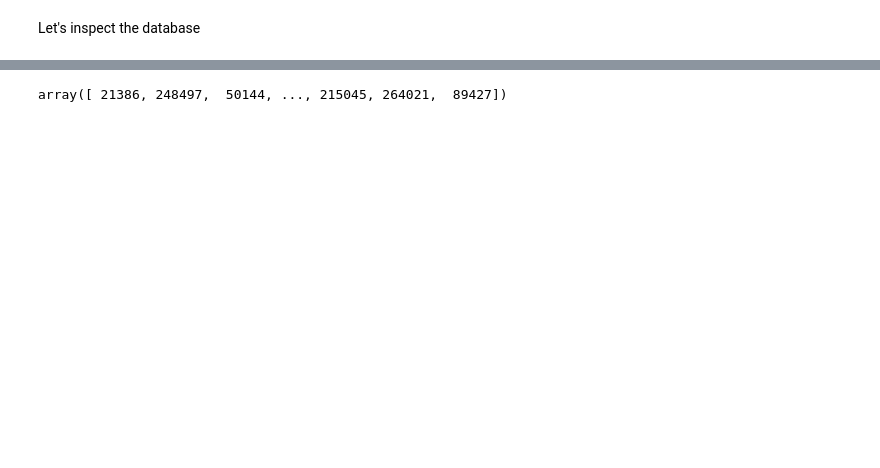
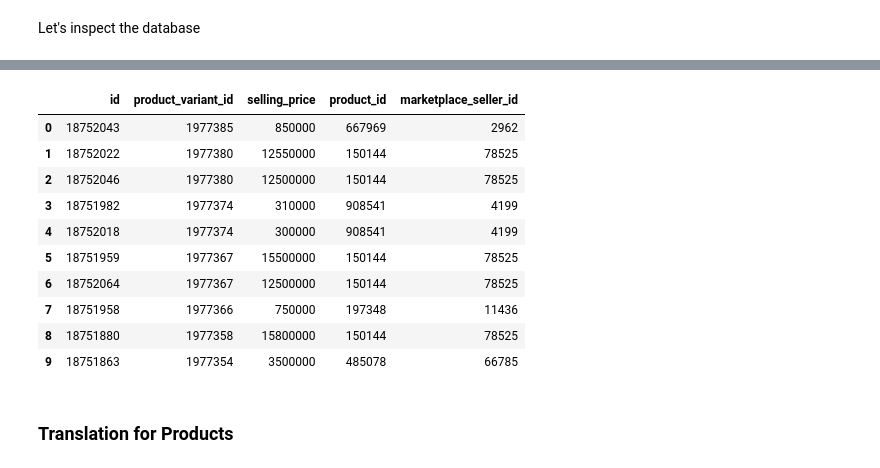
Before and after one commit to sulaimanbehzad/Clustering_according_to_item_popularity, a Jupyter notebook: price_estimation.ipynb, the cells around one changed output, grey strips where cells are left out. Cells and saved outputs as stored; diff of their text form; code cells hidden in the pictures; blank space fills up the shorter version.

```diff
--- a/price_estimation.ipynb
+++ b/price_estimation.ipynb
@@ -109,7 +100,19 @@ Amount_Gross_Order    0
 Unit_Price            0
 dtype: int64
-# %%
-X = orders['ID_Item'].values
-X
-# %% [output]
-array([ 21386, 248497,  50144, ..., 215045, 264021,  89427])
+# %%
+transactions = transactions.filter(['id', 'product_variant_id', 'selling_price', 'product_id', 'marketplace_seller_id'])
+transactions.head(10)
+# %% [output]
+|  | id | product_variant_id | selling_price | product_id | marketplace_seller_id |
+| 0 | 18752043 | 1977385 | 850000 | 667969 | 2962 |
+| 1 | 18752022 | 1977380 | 12550000 | 150144 | 78525 |
+| 2 | 18752046 | 1977380 | 12500000 | 150144 | 78525 |
+| 3 | 18751982 | 1977374 | 310000 | 908541 | 4199 |
+| 4 | 18752018 | 1977374 | 300000 | 908541 | 4199 |
+| 5 | 18751959 | 1977367 | 15500000 | 150144 | 78525 |
+| 6 | 18752064 | 1977367 | 12500000 | 150144 | 78525 |
+| 7 | 18751958 | 1977366 | 750000 | 197348 | 11436 |
+| 8 | 18751880 | 1977358 | 15800000 | 150144 | 78525 |
+| 9 | 18751863 | 1977354 | 3500000 | 485078 | 66785 |
+# %% [markdown]
+### Translation for Products
```
Also changed, not shown: parts of 34 cells of this notebook.
